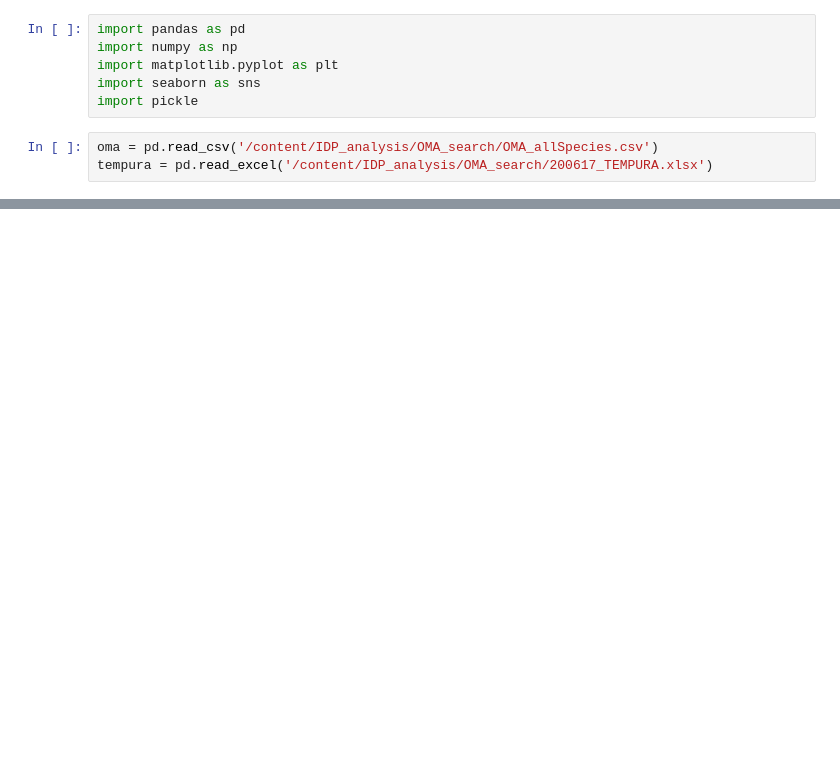
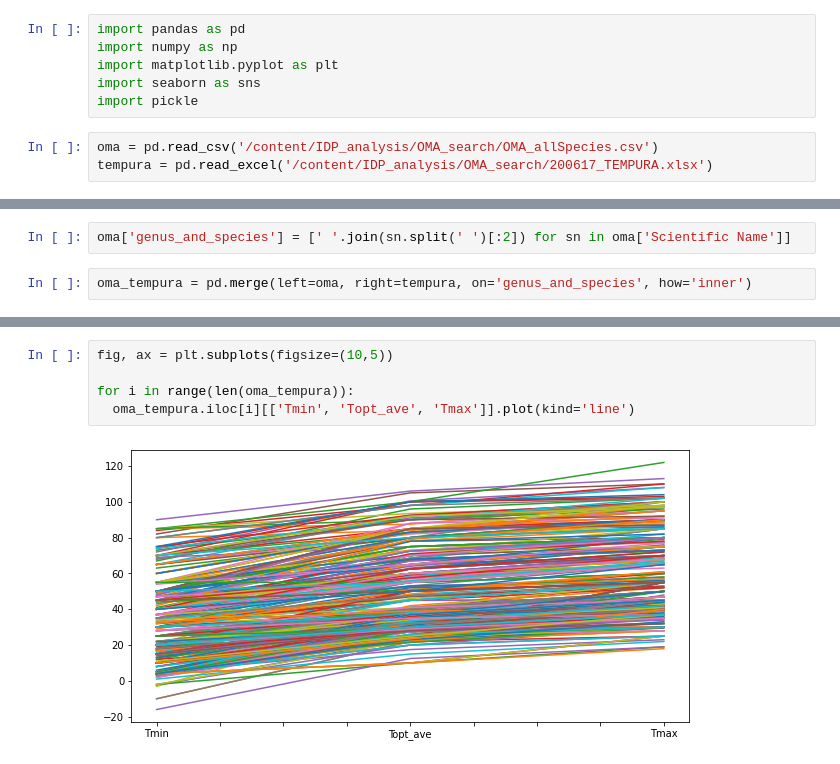
Before and after one commit to alibekk93/IDP_analysis, a Jupyter notebook: OMA_search/OMA_search.ipynb, the cells around one changed output, grey strips where cells are left out. Cells and saved outputs as stored; diff of their text form; blank space fills up the shorter version.

```diff
--- a/OMA_search/OMA_search.ipynb
+++ b/OMA_search/OMA_search.ipynb
@@ -24,0 +40,4 @@ tempura = pd.read_excel('/content/IDP_analysis/OMA_search/200617_TEMPURA.xlsx')
+# %%
+oma['genus_and_species'] = [' '.join(sn.split(' ')[:2]) for sn in oma['Scientific Name']]
+# %%
+oma_tempura = pd.merge(left=oma, right=tempura, on='genus_and_species', how='inner')
@@ -24,0 +60,7 @@ tempura = pd.read_excel('/content/IDP_analysis/OMA_search/200617_TEMPURA.xlsx')
+# %%
+fig, ax = plt.subplots(figsize=(10,5))
+
+for i in range(len(oma_tempura)):
+  oma_tempura.iloc[i][['Tmin', 'Topt_ave', 'Tmax']].plot(kind='line')
+# %% [output]
+[figure, added]
```
Also changed, not shown: parts of 4 cells of this notebook.
